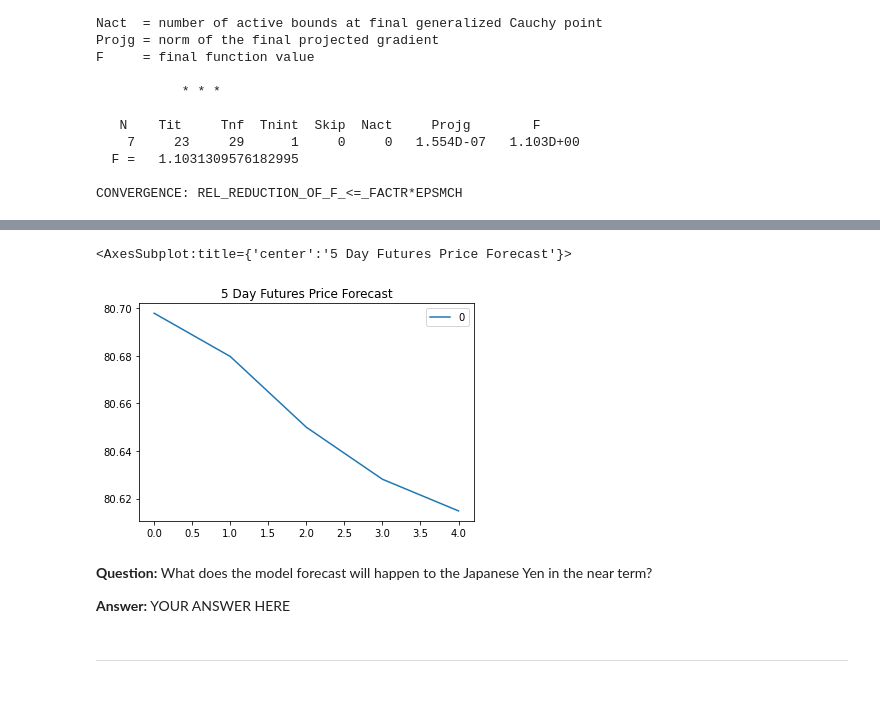
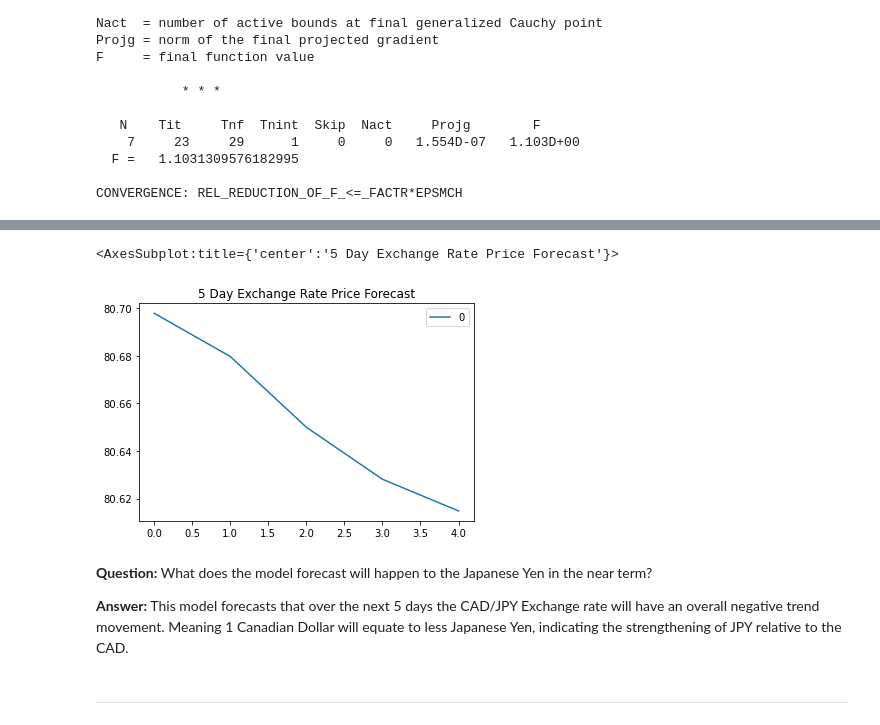
Before and after one commit to aaargyrou/Time-Series--CAD-JPY, a Jupyter notebook: Code/time_series_analysis.ipynb, the cells around one changed output, grey strips where cells are left out. Cells and saved outputs as stored; diff of their text form; code cells hidden in the pictures; blank space fills up the shorter version.

```diff
--- a/Code/time_series_analysis.ipynb
+++ b/Code/time_series_analysis.ipynb
@@ -265,14 +298,15 @@ Roots
 | MA.1 | 2.1892 | +0.0000j | 2.1892 | 0.0000 |
 # %%
 # Plot the 5 Day Price Forecast
-pd.DataFrame(ARIMA_results.forecast(steps=5)[0]).plot(title="5 Day Futures Price Forecast")
+pd.DataFrame(ARIMA_results.forecast(steps=5)[0]).plot(title="5 Day Exchange Rate Price Forecast")
 # %% [output]
-<AxesSubplot:title={'center':'5 Day Futures Price Forecast'}>
+<AxesSubplot:title={'center':'5 Day Exchange Rate Price Forecast'}>
-[figure, old version]
+[figure, new version]
 # %% [markdown]
 **Question:** What does the model forecast will happen to the Japanese Yen in the near term?
 
-**Answer:** YOUR ANSWER HERE
+**Answer:**
+This model forecasts that over the next 5 days the CAD/JPY Exchange rate will have an overall negative trend movement. Meaning 1 Canadian Dollar will equate to less Japanese Yen, indicating the strengthening of JPY relative to the CAD.
 # %% [markdown]
 ---
 # %% [markdown]
```
Also changed, not shown: parts of 17 cells of this notebook.
